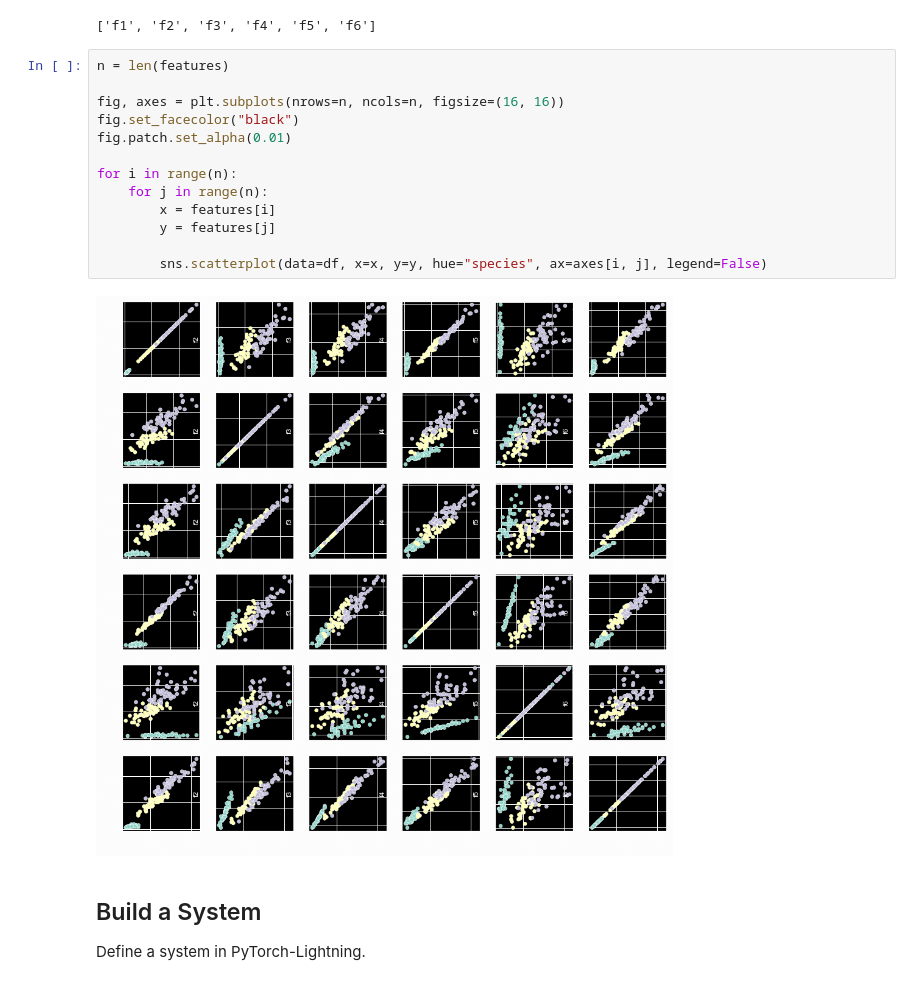
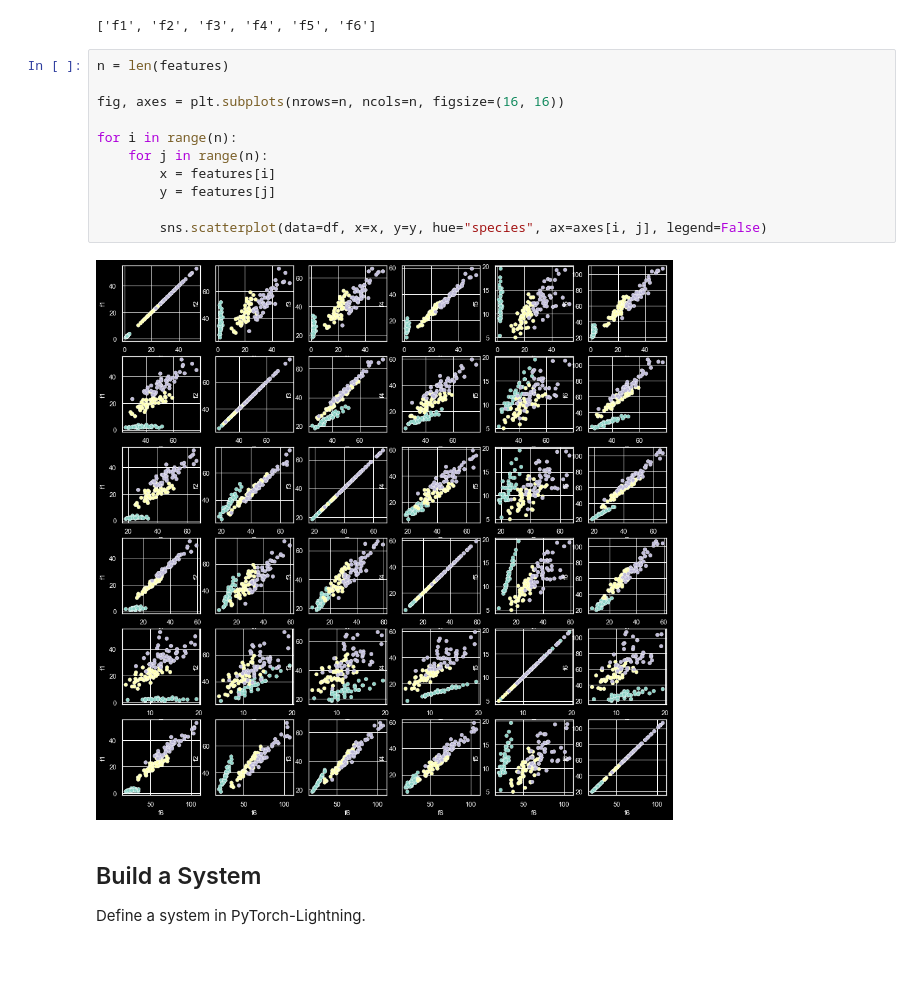
Before and after one commit to lostmygithubaccount/pl-learn, a Jupyter notebook: projects/iris/Untitled.ipynb, the cells around one changed output. Drawn from its saved outputs; the diff is of its cells as text.

```diff
--- a/projects/iris/Untitled.ipynb
+++ b/projects/iris/Untitled.ipynb
@@ -162,18 +162,16 @@ features
 # %%
 n = len(features)
 
 fig, axes = plt.subplots(nrows=n, ncols=n, figsize=(16, 16))
-fig.set_facecolor("black")
-fig.patch.set_alpha(0.01)
 
 for i in range(n):
     for j in range(n):
         x = features[i]
         y = features[j]
 
         sns.scatterplot(data=df, x=x, y=y, hue="species", ax=axes[i, j], legend=False)
 # %% [output]
-[figure, old version]
+[figure, new version]
 # %% [markdown]
 ## Build a System
 
```
Also changed, not shown: parts of 4 cells of this notebook.
